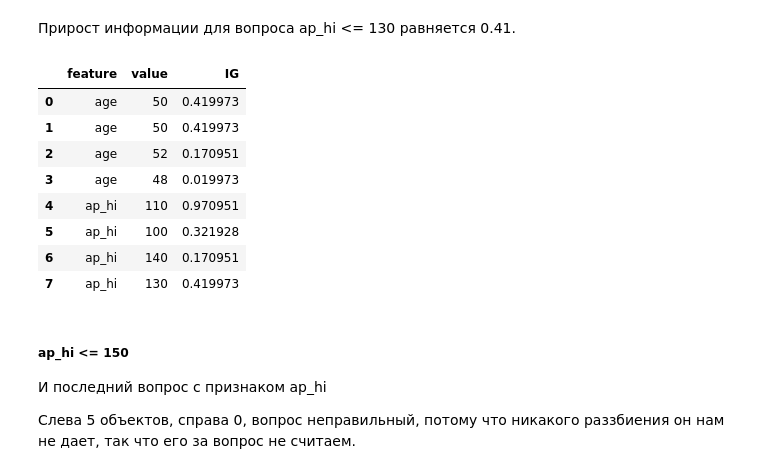
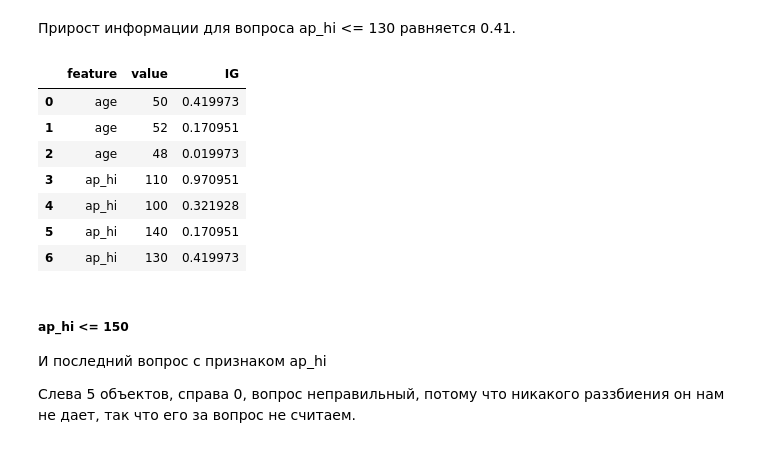
Before and after one commit to Almas1989/part_1_ml_cv, a Jupyter notebook: week_03_additional_explainable_ai/Practice/Decision_tree_classification.ipynb, the cells around one changed output. Cells and saved outputs as stored; diff of their text form; code cells hidden in the pictures.

```diff
--- a/week_03_additional_explainable_ai/Practice/Decision_tree_classification.ipynb
+++ b/week_03_additional_explainable_ai/Practice/Decision_tree_classification.ipynb
@@ -778,12 +789,13 @@ display(df[condition], df[~condition])
 # %% [markdown]
 Тоже запишем результат в таблицу
 # %%
-results = results.append({
+new_row = pd.DataFrame([{
     'feature': 'age',
     'value': 48,
     'IG': IG
-}, ignore_index=True)
+}])
 
+results = pd.concat([results, new_row], ignore_index=True)
 results
 # %% [output]
 |  | feature | value | IG |
@@ -825,12 +836,13 @@ IG
 # %% [markdown]
 Запишем этот идеальный результат в таблицу.
 # %%
-results = results.append({
+new_row = pd.DataFrame([{
     'feature': 'ap_hi',
     'value': 110,
     'IG': IG
-}, ignore_index=True)
+}])
 
+results = pd.concat([results, new_row], ignore_index=True)
 results
 # %% [output]
 |  | feature | value | IG |
@@ -866,12 +877,13 @@ IG
 # %% [markdown]
 Запишем результат в таблицу.
 # %%
-results = results.append({
+new_row = pd.DataFrame([{
     'feature': 'ap_hi',
     'value': 100,
     'IG': IG
-}, ignore_index=True)
+}])
 
+results = pd.concat([results, new_row], ignore_index=True)
 results
 # %% [output]
 |  | feature | value | IG |
@@ -908,12 +919,13 @@ IG
 # %% [markdown]
 Запишем этот идеальный результат в таблицу.
 # %%
-results = results.append({
+new_row = pd.DataFrame([{
     'feature': 'ap_hi',
     'value': 140,
     'IG': IG
-}, ignore_index=True)
+}])
 
+results = pd.concat([results, new_row], ignore_index=True)
 results
 # %% [output]
 |  | feature | value | IG |
@@ -949,23 +960,23 @@ IG
 # %% [markdown]
 Прирост информации для вопроса ap_hi <= 130 равняется 0.41.
 # %%
-results = results.append({
+new_row = pd.DataFrame([{
     'feature': 'ap_hi',
     'value': 130,
     'IG': IG
-}, ignore_index=True)
+}])
 
+results = pd.concat([results, new_row], ignore_index=True)
 results
 # %% [output]
 |  | feature | value | IG |
 | 0 | age | 50 | 0.419973 |
-| 1 | age | 50 | 0.419973 |
-| 2 | age | 52 | 0.170951 |
-| 3 | age | 48 | 0.019973 |
-| 4 | ap_hi | 110 | 0.970951 |
-| 5 | ap_hi | 100 | 0.321928 |
-| 6 | ap_hi | 140 | 0.170951 |
-| 7 | ap_hi | 130 | 0.419973 |
+| 1 | age | 52 | 0.170951 |
+| 2 | age | 48 | 0.019973 |
+| 3 | ap_hi | 110 | 0.970951 |
+| 4 | ap_hi | 100 | 0.321928 |
+| 5 | ap_hi | 140 | 0.170951 |
+| 6 | ap_hi | 130 | 0.419973 |
 # %% [markdown]
 ##### ap_hi <= 150
 
```
Also changed, not shown: parts of 28 cells of this notebook, 1 other file.
